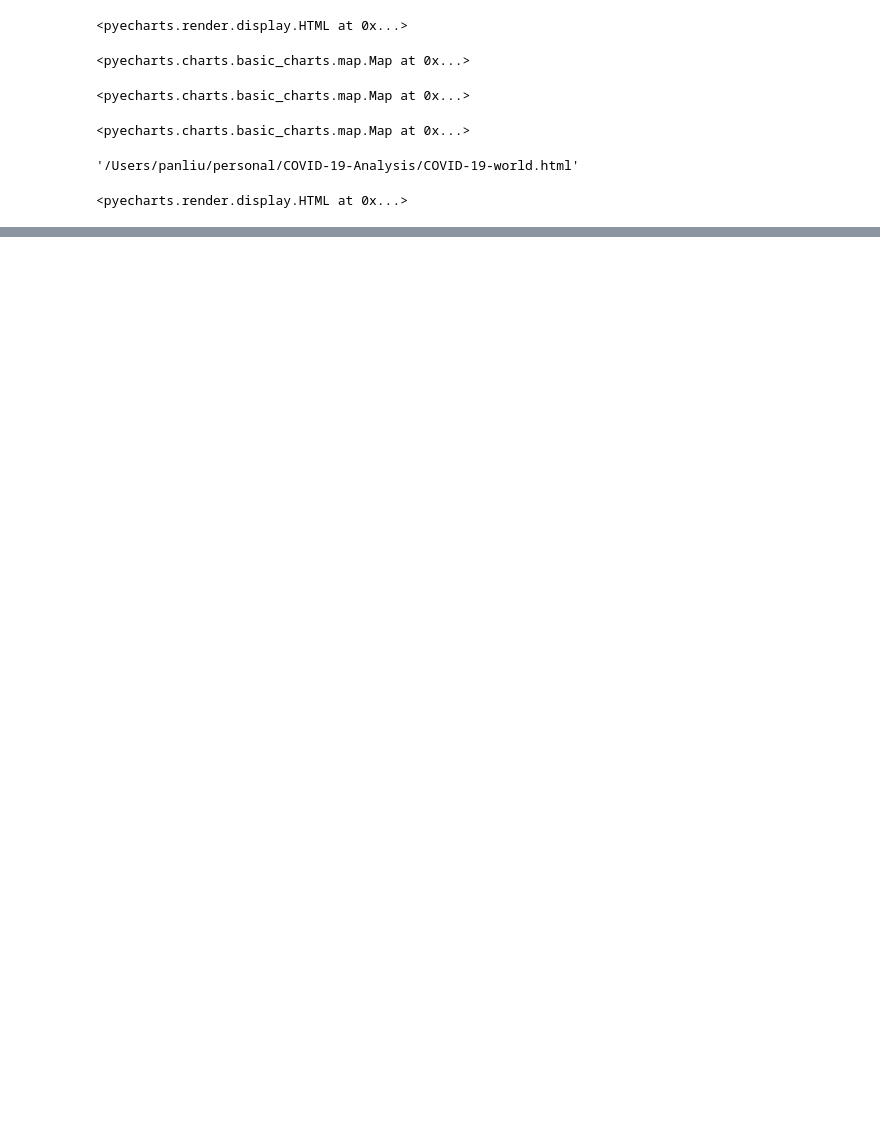
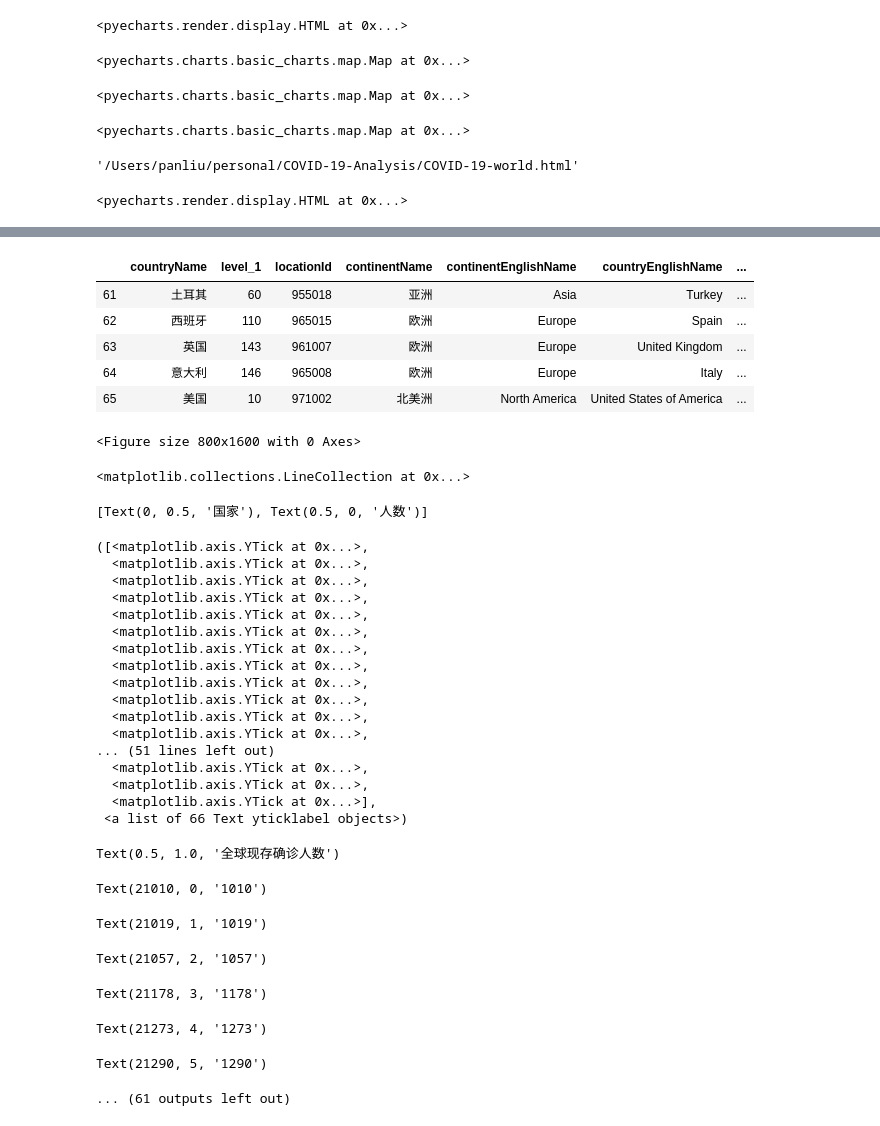
Before and after one commit to silianpan/2019-nCoV, a Jupyter notebook: area.ipynb, the cells around one changed output, grey strips where cells are left out. Saved outputs shown, nothing was run; the diff lists cells and outputs as text; code cells hidden in the pictures; blank space fills up the shorter version.

Commit message:
update data

```diff
--- a/area.ipynb
+++ b/area.ipynb
@@ -210,0 +233,66 @@ m.render_notebook()
+# %%
+df = pd.read_json('data/json/DXYArea.json')
+ret_list = list(df['results'])
+df = pd.DataFrame(ret_list)
+
+df = df[(df['countryName'] == df['provinceName']) & (df['currentConfirmedCount'] > 1000)]
+
+def top(df):
+    return df[(df['updateTime'] == df['updateTime'].max()) &
+              (df['currentConfirmedCount'] == df['currentConfirmedCount'].max())]
+df = df.groupby('countryName').apply(top)
+# 排序
+df.sort_values(by='currentConfirmedCount', ascending=True, inplace=True)
+df.drop('countryName', axis=1, inplace=True)
+df.reset_index(inplace=True)
+df.tail()
+
+# 绘图
+# Draw plot
+plt.figure(figsize=(10,20), dpi= 80)
+plt.hlines(y=df.index, xmin=0, xmax=df['currentConfirmedCount'], color='red', alpha=0.4, linewidth=5)
+
+# Decorations
+# gca：当前的子图；gcf：当前图表figure
+plt.gca().set(ylabel='国家', xlabel='人数')
+plt.yticks(df.index, df['countryName'], fontsize=12)
+plt.title('全球现存确诊人数', fontdict={'size':20})
+plt.grid(linestyle='--', alpha=0.5)
+for x, y in zip(df['currentConfirmedCount'], df.index):
+    plt.text(x+20000, y, str(x), ha='center', va='center', fontsize=10.5)
+plt.show()
+# %% [output]
+|  | countryName | level_1 | locationId | continentName | continentEnglishName | countryEnglishName | ... |
+| 61 | 土耳其 | 60 | 955018 | 亚洲 | Asia | Turkey | ... |
+| 62 | 西班牙 | 110 | 965015 | 欧洲 | Europe | Spain | ... |
+| 63 | 英国 | 143 | 961007 | 欧洲 | Europe | United Kingdom | ... |
+| 64 | 意大利 | 146 | 965008 | 欧洲 | Europe | Italy | ... |
+| 65 | 美国 | 10 | 971002 | 北美洲 | North America | United States of America | ... |
+<Figure size 800x1600 with 0 Axes>
+<matplotlib.collections.LineCollection at 0x...>
+[Text(0, 0.5, '国家'), Text(0.5, 0, '人数')]
+([<matplotlib.axis.YTick at 0x...>,
+  <matplotlib.axis.YTick at 0x...>,
+  <matplotlib.axis.YTick at 0x...>,
+  <matplotlib.axis.YTick at 0x...>,
+  <matplotlib.axis.YTick at 0x...>,
+  <matplotlib.axis.YTick at 0x...>,
+  <matplotlib.axis.YTick at 0x...>,
+  <matplotlib.axis.YTick at 0x...>,
+  <matplotlib.axis.YTick at 0x...>,
+  <matplotlib.axis.YTick at 0x...>,
+  <matplotlib.axis.YTick at 0x...>,
+  <matplotlib.axis.YTick at 0x...>,
+... (51 lines left out)
+  <matplotlib.axis.YTick at 0x...>,
+  <matplotlib.axis.YTick at 0x...>,
+  <matplotlib.axis.YTick at 0x...>],
+ <a list of 66 Text yticklabel objects>)
+Text(0.5, 1.0, '全球现存确诊人数')
+Text(21010, 0, '1010')
+Text(21019, 1, '1019')
+Text(21057, 2, '1057')
+Text(21178, 3, '1178')
+Text(21273, 4, '1273')
+Text(21290, 5, '1290')
+... (61 outputs left out)
```
Also changed, not shown: parts of 3 cells of this notebook, 10 other files.
